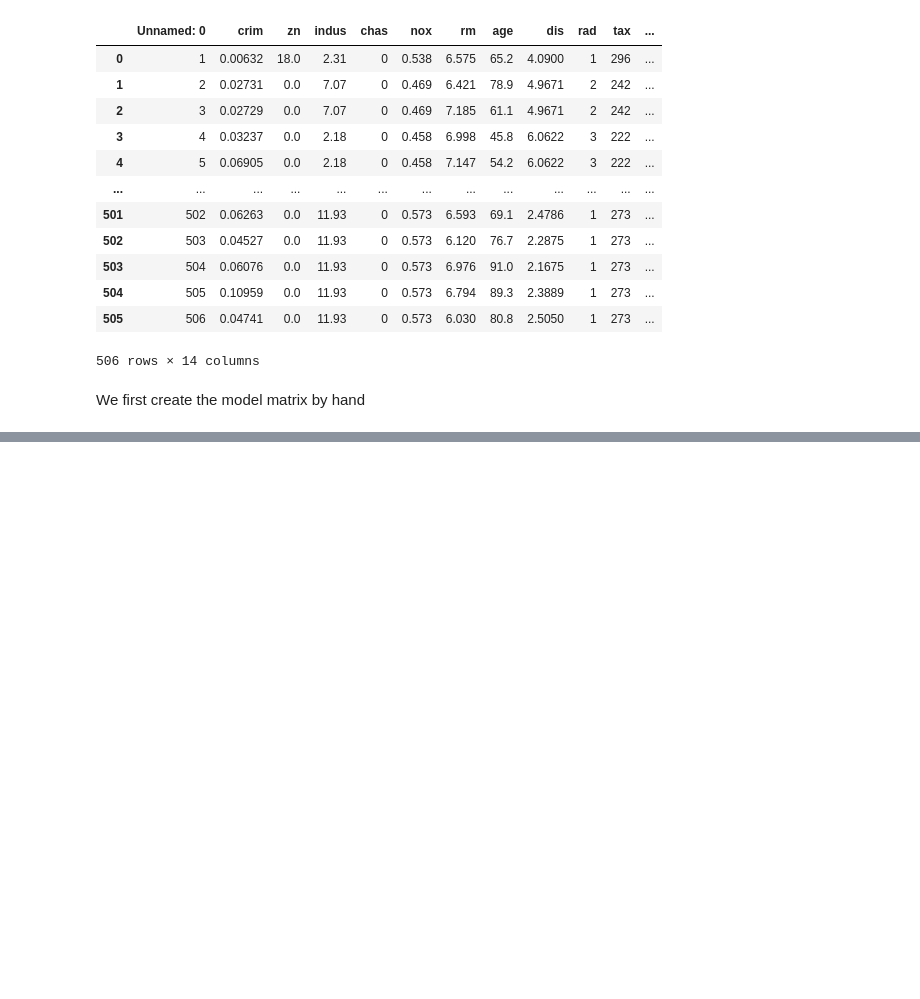
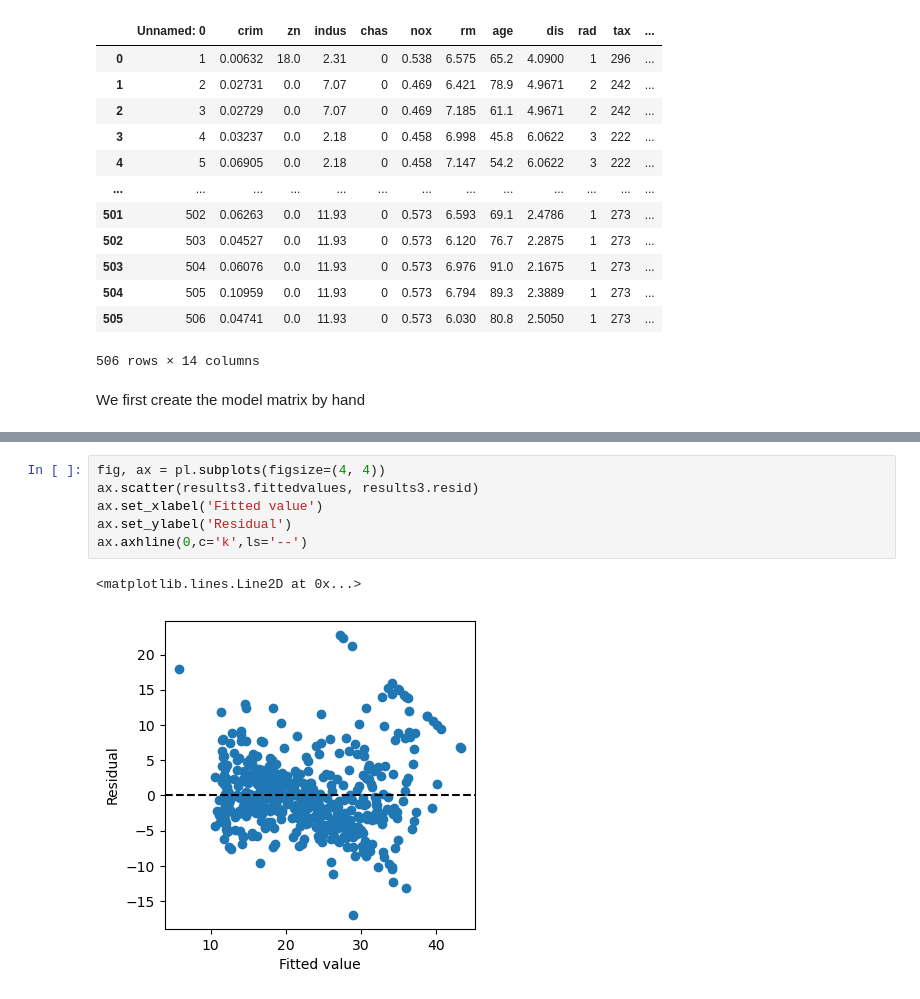
Before and after one commit to Datavizcowboy/PythonDatavizToolbox, a Jupyter notebook: Notebooks/07-Data_Analysis/3p6p6_Non_Linear_Transformations.ipynb, the cells around one changed output, grey strips where cells are left out. Cells and saved outputs as stored; diff of their text form; blank space fills up the shorter version.

```diff
--- a/Notebooks/07-Data_Analysis/3p6p6_Non_Linear_Transformations.ipynb
+++ b/Notebooks/07-Data_Analysis/3p6p6_Non_Linear_Transformations.ipynb
@@ -82,0 +73,9 @@ vals
+# %%
+fig, ax = pl.subplots(figsize=(4, 4))
+ax.scatter(results3.fittedvalues, results3.resid)
+ax.set_xlabel('Fitted value')
+ax.set_ylabel('Residual')
+ax.axhline(0,c='k',ls='--')
+# %% [output]
+<matplotlib.lines.Line2D at 0x...>
+[figure, added]
```
Also changed, not shown: parts of 5 cells of this notebook.
